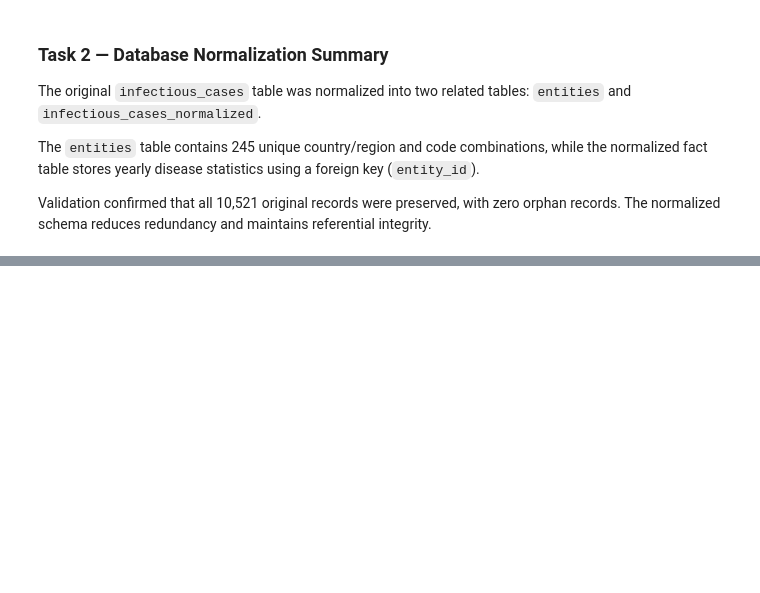
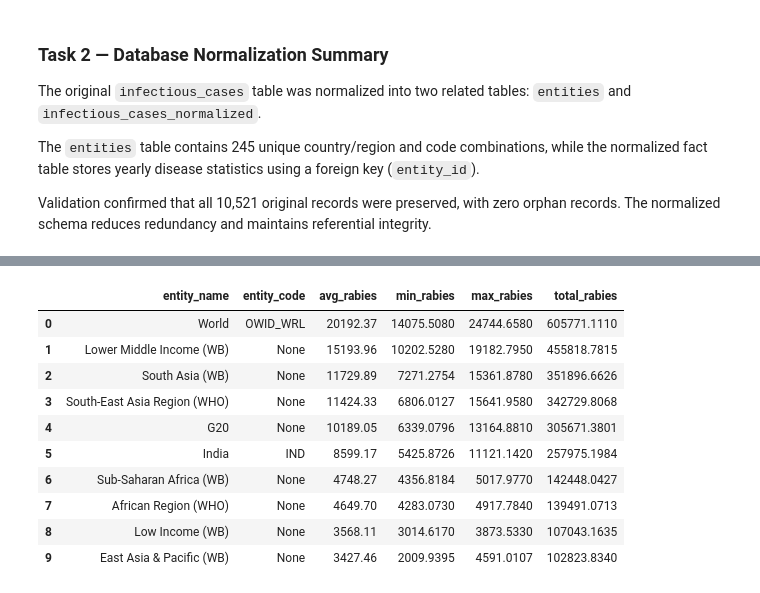
Before and after one commit to BorysZhyhalo/goit-rdb-fp, a Jupyter notebook: goit_rdb_fp.ipynb, the cells around one changed output, grey strips where cells are left out. Cells and saved outputs as stored; diff of their text form; code cells hidden in the pictures; blank space fills up the shorter version.

```diff
--- a/goit_rdb_fp.ipynb
+++ b/goit_rdb_fp.ipynb
@@ -260,0 +265,32 @@ Validation confirmed that all 10,521 original records were preserved, with zero
+# %%
+display(pd.read_sql("""
+    SELECT
+        e.entity_name,
+        e.entity_code,
+        ROUND(AVG(f.number_rabies)::NUMERIC, 2) AS avg_rabies,
+        MIN(f.number_rabies) AS min_rabies,
+        MAX(f.number_rabies) AS max_rabies,
+        SUM(f.number_rabies) AS total_rabies
+    FROM pandemic.infectious_cases_normalized AS f
+    JOIN pandemic.entities AS e
+        ON f.entity_id = e.id
+    WHERE f.number_rabies IS NOT NULL
+    GROUP BY
+        e.id,
+        e.entity_name,
+        e.entity_code
+    ORDER BY avg_rabies DESC
+    LIMIT 10;
+""", engine))
+# %% [output]
+|  | entity_name | entity_code | avg_rabies | min_rabies | max_rabies | total_rabies |
+| 0 | World | OWID_WRL | 20192.37 | 14075.5080 | 24744.6580 | 605771.1110 |
+| 1 | Lower Middle Income (WB) | None | 15193.96 | 10202.5280 | 19182.7950 | 455818.7815 |
+| 2 | South Asia (WB) | None | 11729.89 | 7271.2754 | 15361.8780 | 351896.6626 |
+| 3 | South-East Asia Region (WHO) | None | 11424.33 | 6806.0127 | 15641.9580 | 342729.8068 |
+| 4 | G20 | None | 10189.05 | 6339.0796 | 13164.8810 | 305671.3801 |
+| 5 | India | IND | 8599.17 | 5425.8726 | 11121.1420 | 257975.1984 |
+| 6 | Sub-Saharan Africa (WB) | None | 4748.27 | 4356.8184 | 5017.9770 | 142448.0427 |
+| 7 | African Region (WHO) | None | 4649.70 | 4283.0730 | 4917.7840 | 139491.0713 |
+| 8 | Low Income (WB) | None | 3568.11 | 3014.6170 | 3873.5330 | 107043.1635 |
+| 9 | East Asia & Pacific (WB) | None | 3427.46 | 2009.9395 | 4591.0107 | 102823.8340 |
```
Also changed, not shown: parts of 1 cell of this notebook.
